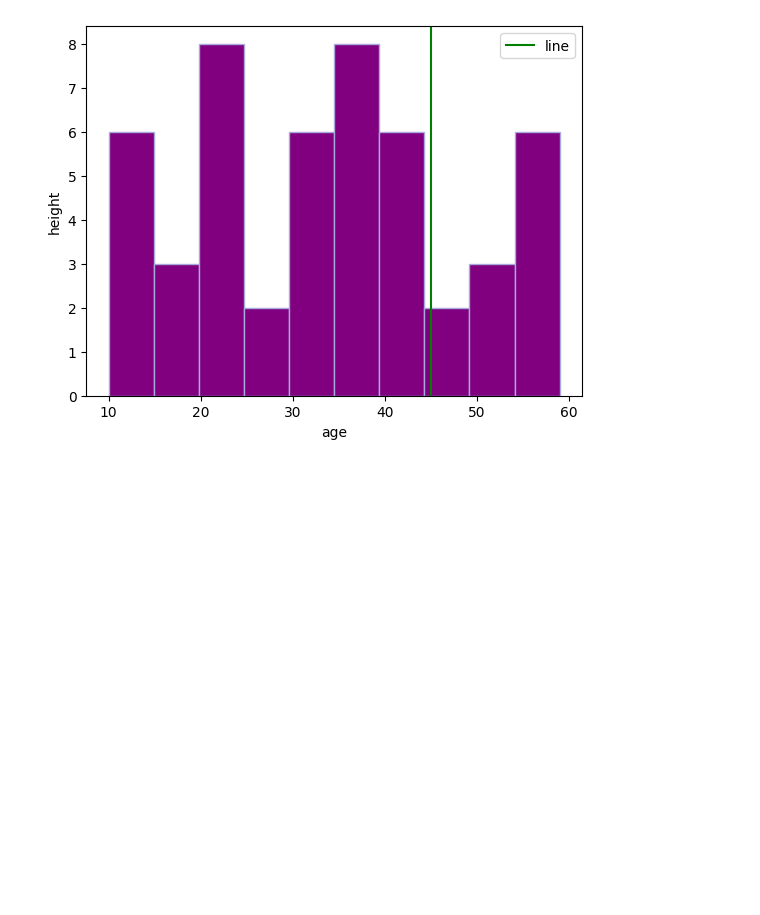
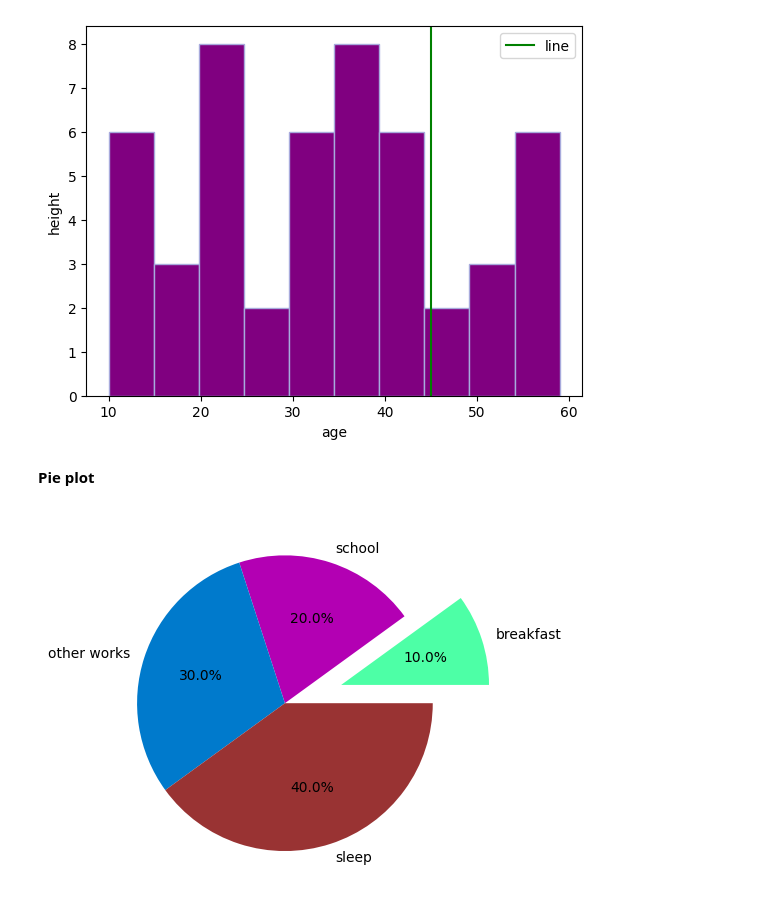
Before and after one commit to NishmthaM/matplotlib_python, a Jupyter notebook: Matplotlib.ipynb, the cells around one changed output. Drawn from its saved outputs; the diff is of its cells as text; code cells hidden in the pictures; blank space fills up the shorter version.

```diff
--- a/Matplotlib.ipynb
+++ b/Matplotlib.ipynb
@@ -253,3 +253,5 @@ plt.legend()
 plt.show()
 # %% [output]
 [figure]
+# %% [markdown]
+**Pie plot**
@@ -255,0 +260,12 @@ plt.show()
+# %%
+import matplotlib.pyplot as plt
+x=[10,20,30,40]
+y=["breakfast","school","other works","sleep"]
+
+c=["#4dffa6","#b300b3","#007acc","#993333"]
+
+ex=[0.4,0.0,0.0,0.0]
+plt.pie(x,labels=y,explode=ex,colors=c,autopct="%0.1f%%") # 0.1 after decimal one value will be present 0.2 two values will be present
+plt.show()
+# %% [output]
+[figure, added]
```
Also changed, not shown: parts of 5 cells of this notebook.
